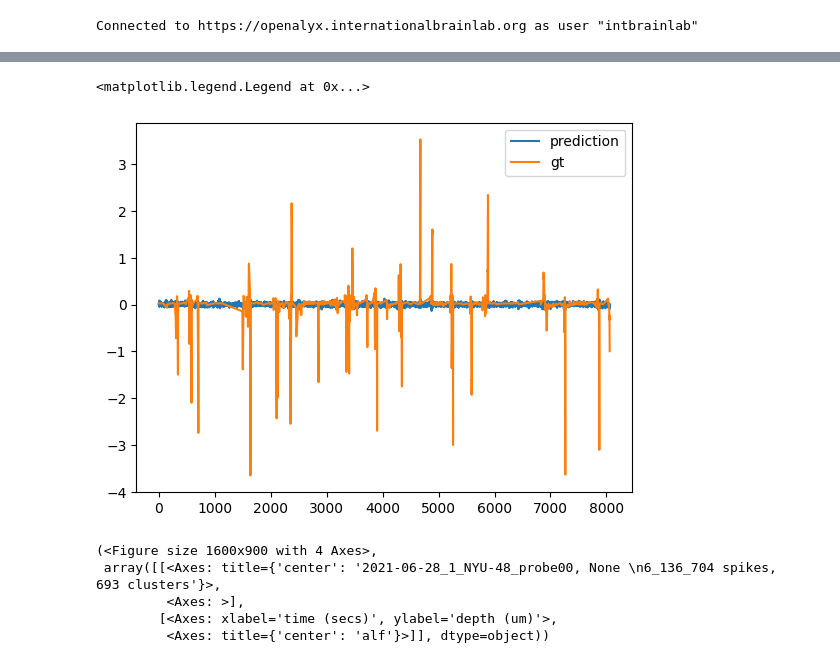
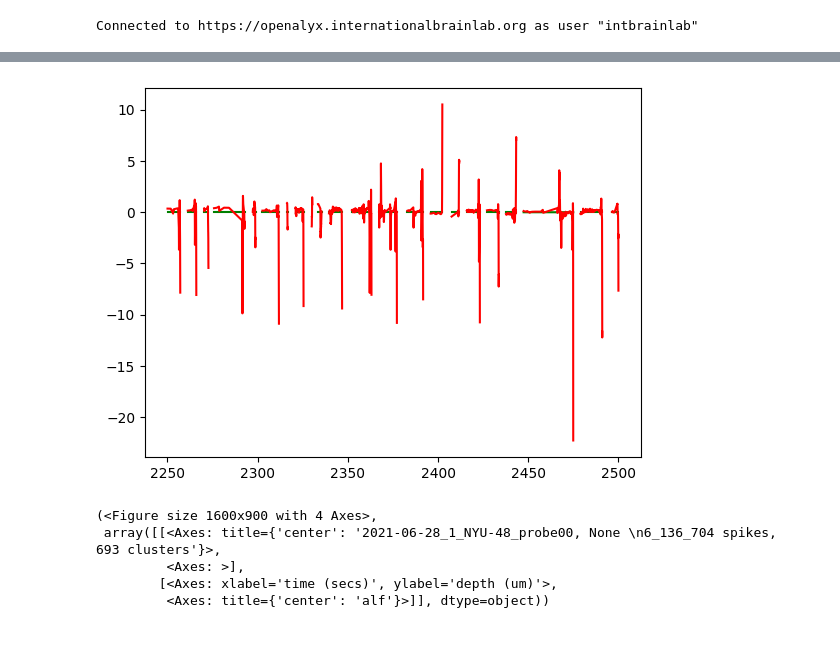
Before and after one commit to Idanlau/density_decoding, a Jupyter notebook: spike_sorted_decoder/neural-decoding-main/BehaviourDecodingWithSpikeSortedData.ipynb, the cells around one changed output, grey strips where cells are left out. Drawn from its saved outputs; the diff is of its cells as text; code cells hidden in the pictures.

Commit message:
Separated trials for sequence creation

```diff
--- a/spike_sorted_decoder/neural-decoding-main/BehaviourDecodingWithSpikeSortedData.ipynb
+++ b/spike_sorted_decoder/neural-decoding-main/BehaviourDecodingWithSpikeSortedData.ipynb
@@ -73,10 +77,11 @@ def normalize_data(spike_counts, wheel_velos, spike_mean=None, spike_std=None, w
     # Zero-center outputs
     if wheel_mean is None:
         wheel_mean = np.mean(wheel_velos, axis=0)
-    wheel_velos -= wheel_mean
+    wheel_std = np.nanstd(wheel_velos, axis=0)
+    wheel_velos = np.where(wheel_std != 0, (wheel_velos - wheel_mean) / wheel_std, wheel_velos - wheel_mean)
     return spike_counts, wheel_velos, spike_mean, spike_std, wheel_mean
 # %%
-def align_data(neural_times, neural_features, wheel_times, wheel_velos):
+def align_data(neural_times, trial_times, neural_features, wheel_times, wheel_velos):
     # Validate temporal overlap
     overlap_start, overlap_end = 0, neural_times.shape[0]
     if neural_times[0] < wheel_times[0]:
@@ -91,11 +96,17 @@ def align_data(neural_times, neural_features, wheel_times, wheel_velos):
         )
 
     # Unified timebase
-    common_time = neural_times[overlap_start : overlap_end]
-    neural_aligned = neural_features[overlap_start : overlap_end]
-    wheel_aligned = np.interp(common_time, wheel_times, wheel_velos)
-
-    return common_time, neural_aligned, wheel_aligned
+    wheel_aligned, common_times, neural_aligned = [], [], []
+    for trial_time in trial_times:
+        trial_time[:overlap_start] = False
+        trial_time[overlap_end:] = False
+        if np.any(trial_time):
+            common_time = neural_times[trial_time]
+            common_times.append(common_time)
+            neural_aligned.append(neural_features[trial_time])
+            wheel_trial = np.interp(common_time, wheel_times, wheel_velos)
+            wheel_aligned.append(wheel_trial)
+    return common_times, neural_aligned, wheel_aligned
 # %%
 import torch
 import torch.nn as nn
@@ -230,11 +245,14 @@ if __name__ == "__main__":
         #     print(f"Error processing {eid}: {str(e)}")
 # %%
 eid = "c51f34d8-42f6-4c9c-bb5b-669fd9c42cd9"
-neural_times, spike_counts = load_spike_features(eid)
+neural_times, trial_times, spike_counts = load_spike_features(eid)
 wheel_data = one.load_object(eid, 'wheel', collection='alf')
 wheel_velos = np.gradient(wheel_data["position"], wheel_data["timestamps"])
 
 # Feature selection and alignment
-stable_spikes = select_features(spike_counts)
-common_time, spikes_aligned, wheel_aligned = align_data(neural_times, stable_spikes, wheel_data["timestamps"], wheel_velos)
-X_norm, y_norm, spike_mean, spike_std, wheel_mean = normalize_data(spikes_aligned, wheel_aligned)
+stable_spikes = select_features(spike_counts, 0.3)
+common_times, spikes_aligned, wheel_aligned = align_data(neural_times, trial_times, stable_spikes, wheel_data["timestamps"], wheel_velos)
+for trial_i in range(len(common_times)):
+    spikes_norm, wheel_norm, spike_mean, spike_std, wheel_mean = normalize_data(spikes_aligned[trial_i], wheel_aligned[trial_i])
+    spikes_aligned[trial_i] = spikes_norm
+    wheel_aligned[trial_i] = wheel_norm
@@ -241,4 +262,4 @@ X_norm, y_norm, spike_mean, spike_std, wheel_mean = normalize_data(spikes_aligne
 # %%
-model, best_val_r2, all_losses = train_mlp_decoder(X_norm, y_norm, device="cuda")
+model, best_val_r2, all_losses = train_mlp_decoder(spikes_aligned, wheel_aligned, device="cuda")
 print(f"Session {eid} achieved Validation R²={best_val_r2:.3f}")
 # %% [output]
@@ -251,12 +272,11 @@ plt.plot(list(range(len(all_losses))), all_losses)
 # %%
-X_test, y_test = prepare_sequences(X_norm, y_norm)
-y_pred = model(torch.tensor(X_test, dtype=torch.float).to("cuda"))
-plt.plot(list(range(len(y_pred))), y_pred.detach().cpu(), label="prediction")
-plt.plot(list(range(len(y_test))), y_test, label="gt")
-plt.legend()
+for common_time, spikes, wheel in zip(common_times, spikes_aligned, wheel_aligned):
+    X_test, y_test = prepare_sequences(spikes, wheel)
+    y_pred = model(torch.tensor(X_test, dtype=torch.float).to("cuda"))
+    plt.plot(common_time[5:], y_pred.detach().cpu(), color="green")
+    plt.plot(common_time[5:], y_test, color="red")
 # %% [output]
-<matplotlib.legend.Legend at 0x...>
-[figure, old version]
+[figure, new version]
 # %%
 sl = SpikeSortingLoader(eid=eid, one=one, pname="probe00")
 spikes, clusters, channels = sl.load_spike_sorting()
```
Also changed, not shown: parts of 5 cells of this notebook.
